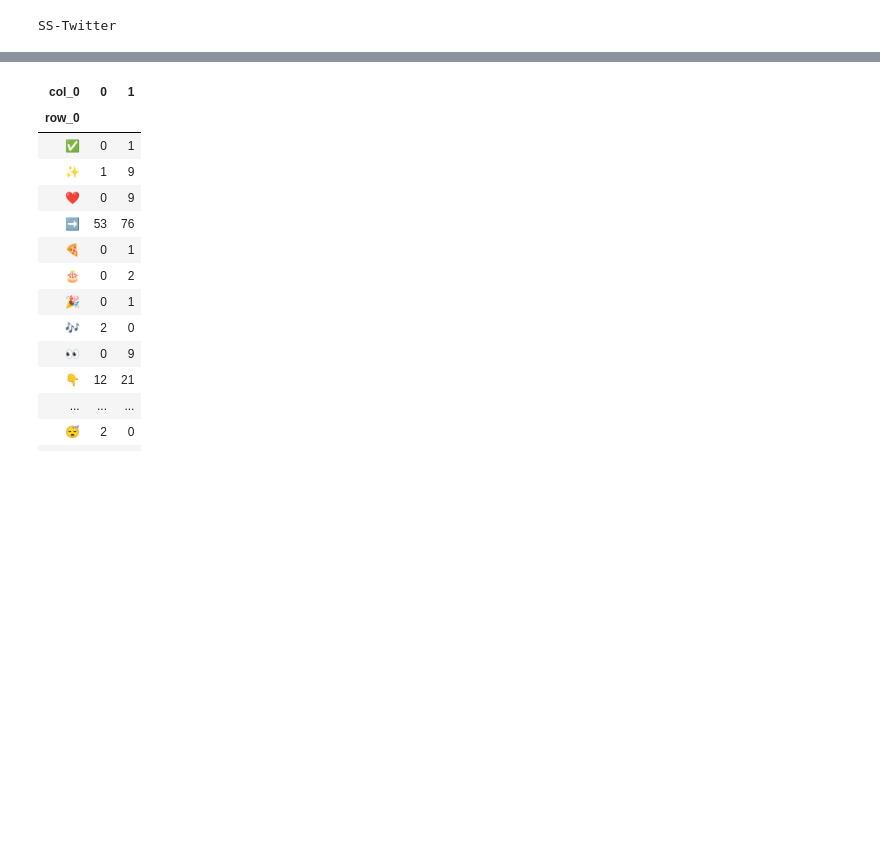
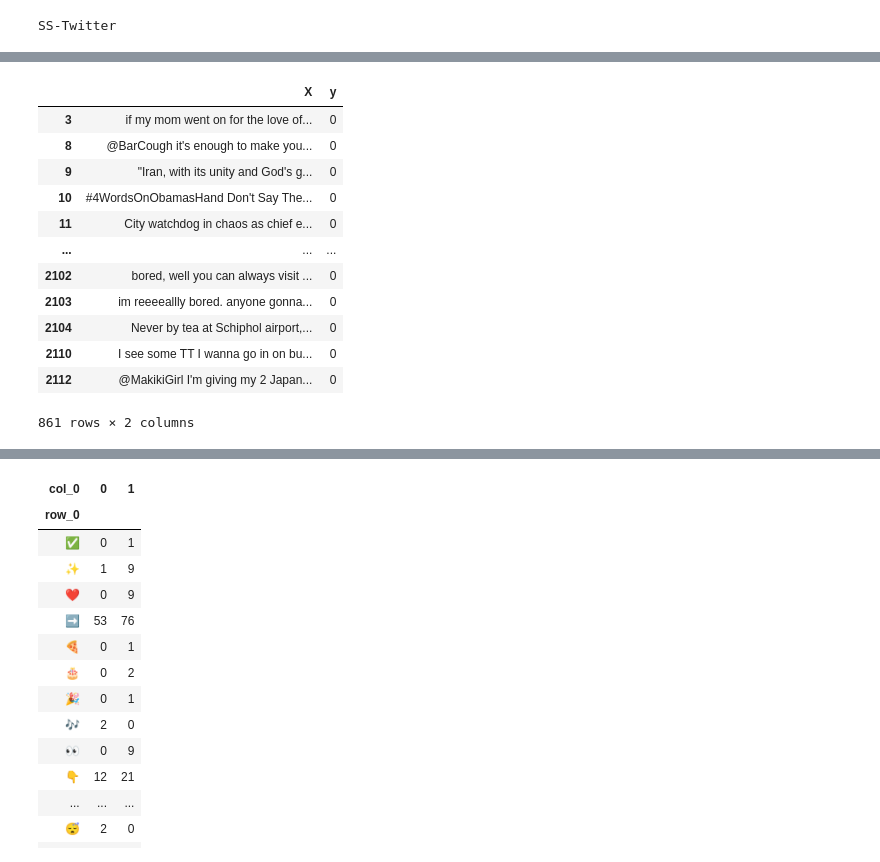
Before and after one commit to karabellyj/emoji-gpt2, a Jupyter notebook: notebooks/SS-Twitter-experiments.ipynb, the cells around one changed output, grey strips where cells are left out. Drawn from its saved outputs; the diff is of its cells as text; code cells hidden in the pictures; blank space fills up the shorter version.

```diff
--- a/notebooks/SS-Twitter-experiments.ipynb
+++ b/notebooks/SS-Twitter-experiments.ipynb
@@ -82,0 +97,18 @@ SS-Twitter
+# %%
+pd.set_option('display.max_colwidth', 1000)
+# %%
+df.loc[df.y == 0]
+# %% [output]
+|  | X | y |
+| 3 | if my mom went on for the love of... | 0 |
+| 8 | @BarCough it's enough to make you... | 0 |
+| 9 | "Iran, with its unity and God's g... | 0 |
+| 10 | #4WordsOnObamasHand Don't Say The... | 0 |
+| 11 | City watchdog in chaos as chief e... | 0 |
+| ... | ... | ... |
+| 2102 | bored, well you can always visit ... | 0 |
+| 2103 | im reeeeallly bored. anyone gonna... | 0 |
+| 2104 | Never by tea at Schiphol airport,... | 0 |
+| 2110 | I see some TT I wanna go in on bu... | 0 |
+| 2112 | @MakikiGirl I'm giving my 2 Japan... | 0 |
+861 rows × 2 columns
```
Also changed, not shown: parts of 3 cells of this notebook, 3 other files.
